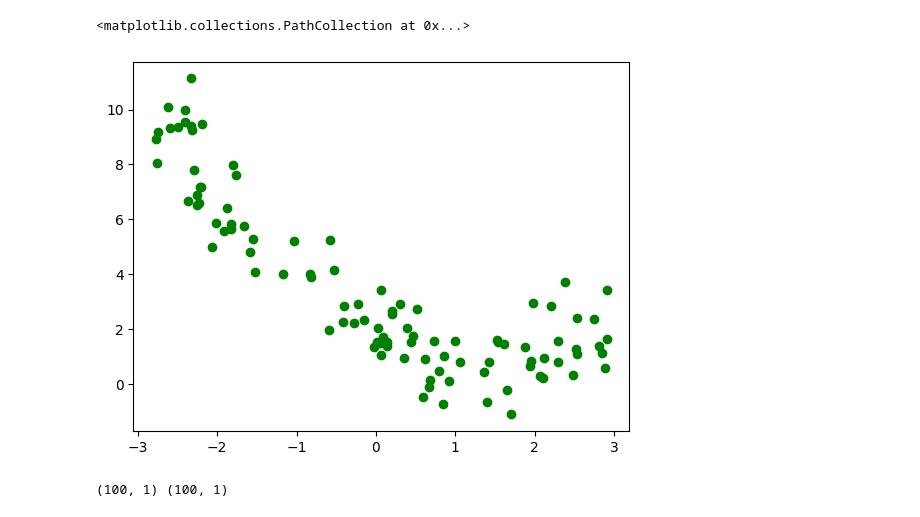
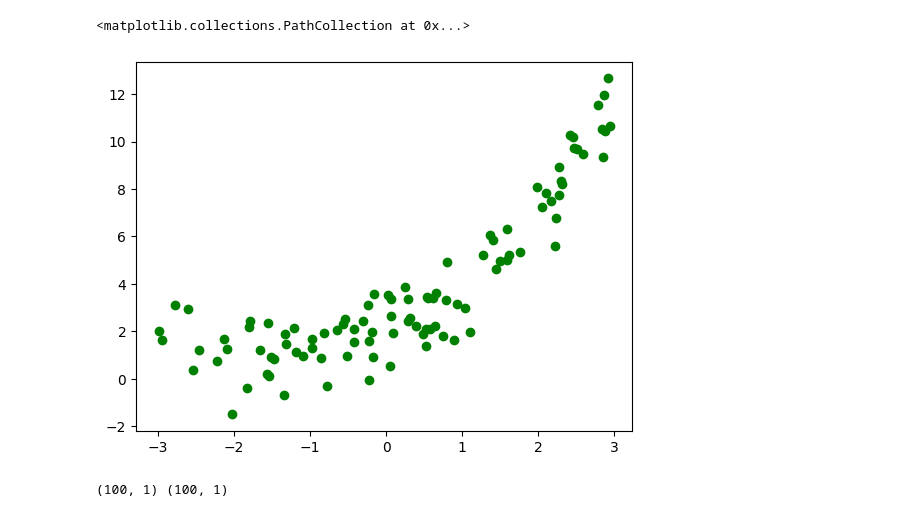
Before and after one commit to Kiritiaajd/MACHINE_LEARNING, a Jupyter notebook: MachineLearningAlgorithms/LineraRegression/Polynomial_regression.ipynb, the cells around one changed output. Drawn from its saved outputs; the diff is of its cells as text; code cells hidden in the pictures.

```diff
--- a/MachineLearningAlgorithms/LineraRegression/Polynomial_regression.ipynb
+++ b/MachineLearningAlgorithms/LineraRegression/Polynomial_regression.ipynb
@@ -5,12 +5,12 @@ import matplotlib.pyplot as plt
 %matplotlib inline
 # %%
 X = 6 * np.random.rand(100 , 1) - 3
-y = 0.5 * X**2 - 1.5* X + 2 +np.random.randn(100 , 1)
+y = 0.5 * X**2 + 1.5* X + 2 +np.random.randn(100 , 1)
 # Quadratic Equation used
 plt.scatter(X, y , color = 'green')
 # %% [output]
 <matplotlib.collections.PathCollection at 0x...>
-[figure, old version]
+[figure, new version]
 # %%
 print(X.shape , y.shape)
 # %% [output]
```
Also changed, not shown: parts of 11 cells of this notebook.
